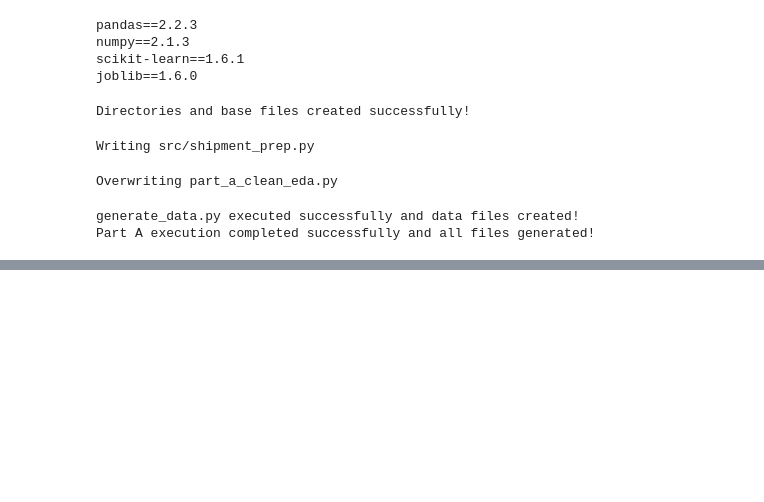
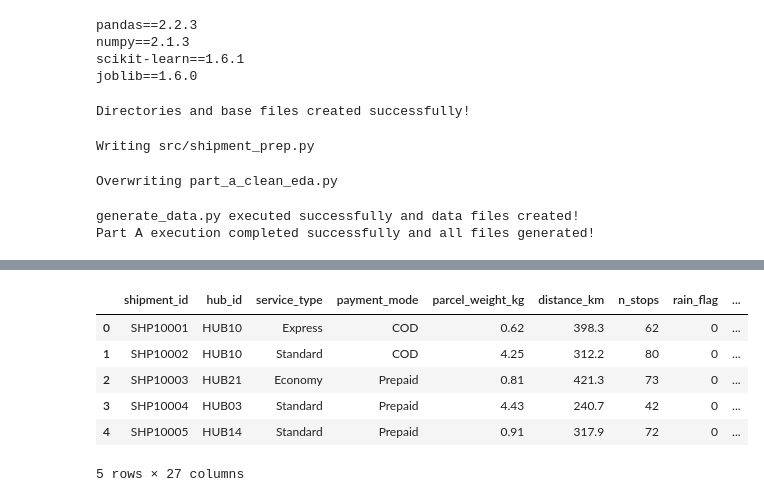
Before and after one commit to arwindersingh1508-netizen/Delhivery-Last-Mile-Delay-Intelligence-Pipeline, a Jupyter notebook: Delhivery_Last_Mile_Delay_Intelligence_Pipeline.ipynb, the cells around one changed output, grey strips where cells are left out. Saved outputs shown, nothing was run; the diff lists cells and outputs as text; code cells hidden in the pictures; blank space fills up the shorter version.

```diff
--- a/Delhivery_Last_Mile_Delay_Intelligence_Pipeline.ipynb
+++ b/Delhivery_Last_Mile_Delay_Intelligence_Pipeline.ipynb
@@ -354,0 +373,11 @@ Part A execution completed successfully and all files generated!
+# %%
+
+display(pd.read_csv("data/modelling_table.csv").head())
+# %% [output]
+|  | shipment_id | hub_id | service_type | payment_mode | parcel_weight_kg | distance_km | n_stops | rain_flag | ... |
+| 0 | SHP10001 | HUB10 | Express | COD | 0.62 | 398.3 | 62 | 0 | ... |
+| 1 | SHP10002 | HUB10 | Standard | COD | 4.25 | 312.2 | 80 | 0 | ... |
+| 2 | SHP10003 | HUB21 | Economy | Prepaid | 0.81 | 421.3 | 73 | 0 | ... |
+| 3 | SHP10004 | HUB03 | Standard | Prepaid | 4.43 | 240.7 | 42 | 0 | ... |
+| 4 | SHP10005 | HUB14 | Standard | Prepaid | 0.91 | 317.9 | 72 | 0 | ... |
+5 rows × 27 columns
```
Also changed, not shown: parts of 3 cells of this notebook.
